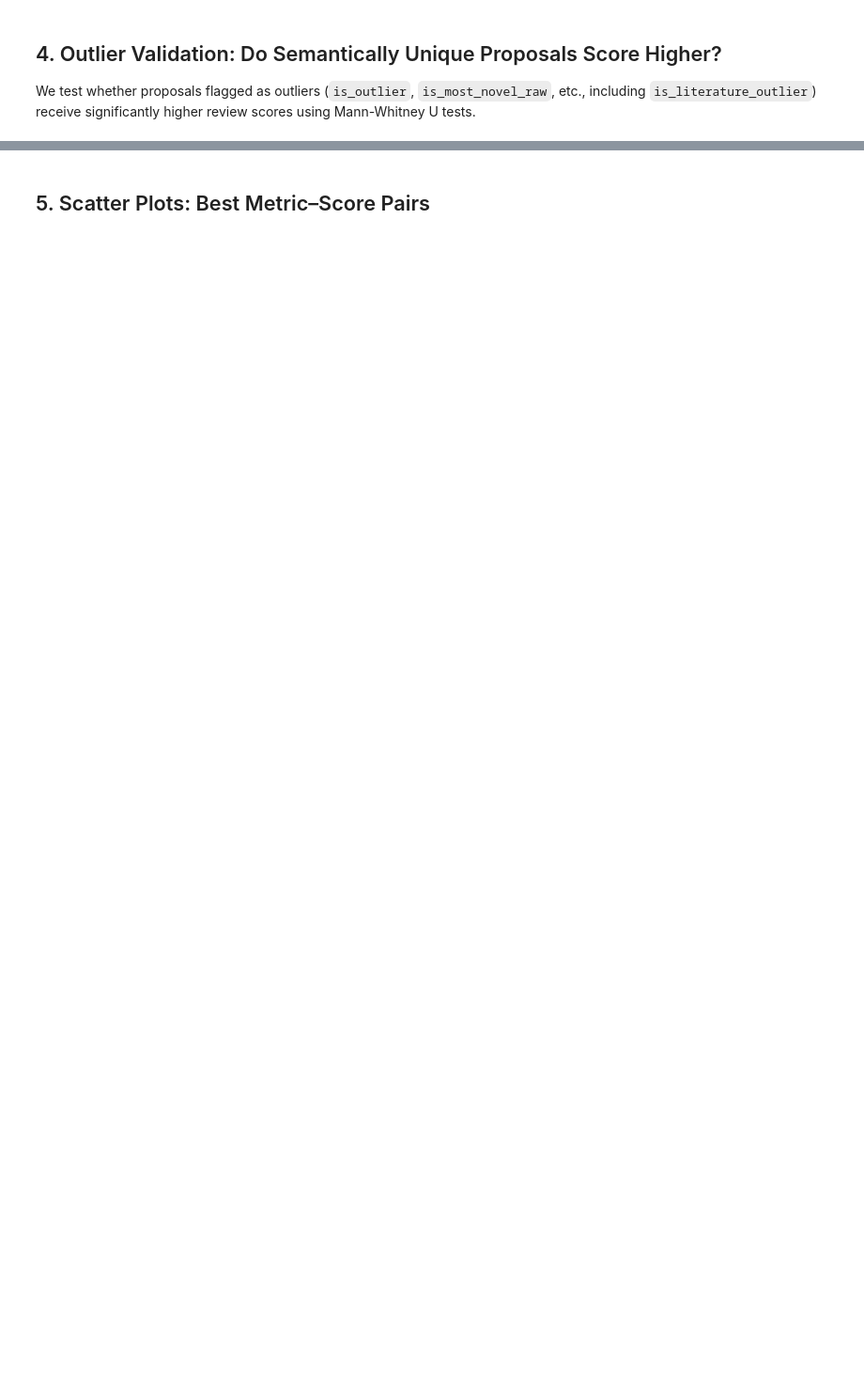
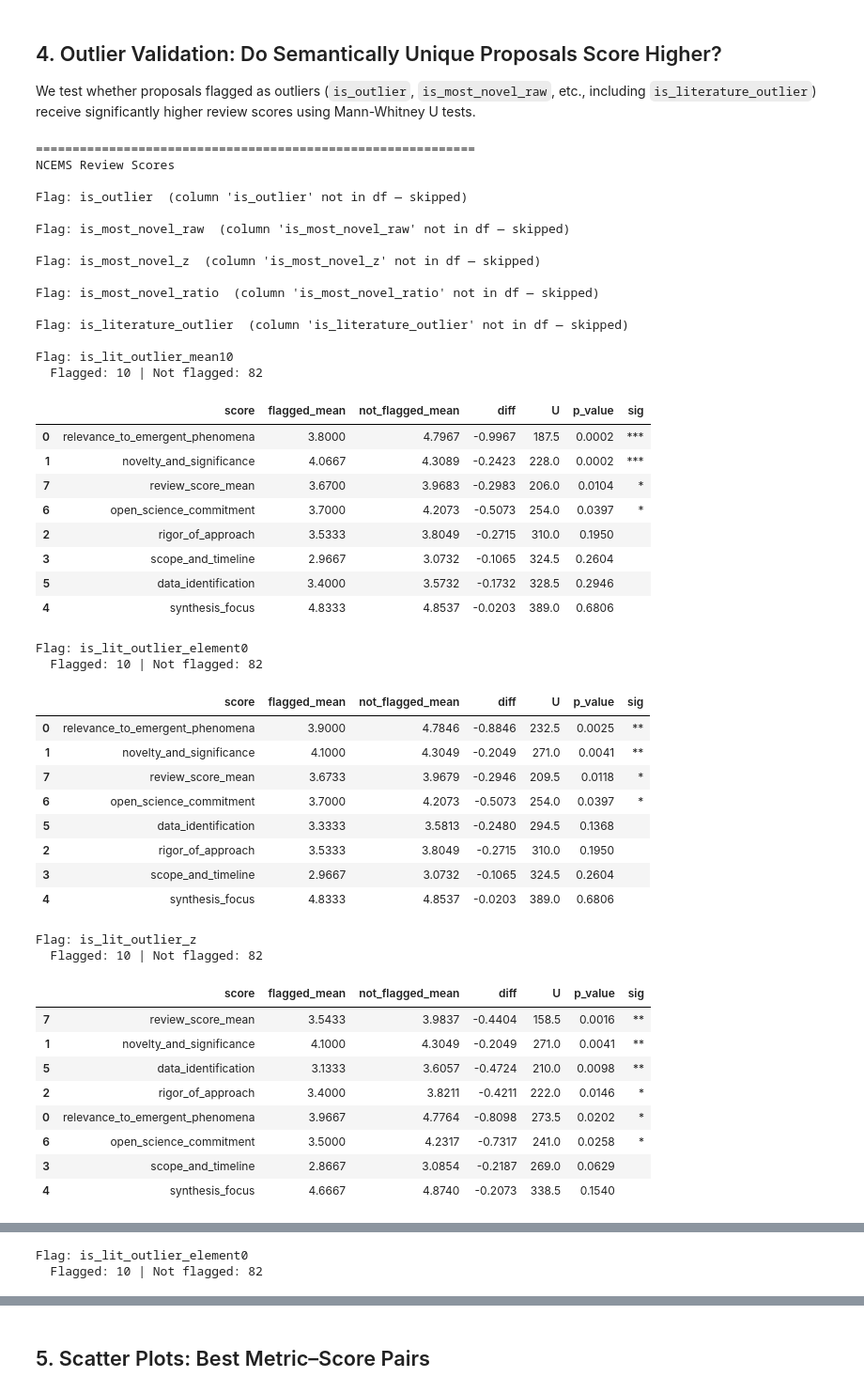
Before and after one commit to eveyhuang/human-AI-proposal, a Jupyter notebook: baseline(minimal)-rephrased/metric_score_relationship.ipynb, the cells around one changed output, grey strips where cells are left out. Shown at 94% size. Drawn from its saved outputs; the diff is of its cells as text; code cells hidden in the pictures; blank space fills up the shorter version.

```diff
--- a/baseline(minimal)-rephrased/metric_score_relationship.ipynb
+++ b/baseline(minimal)-rephrased/metric_score_relationship.ipynb
@@ -912,6 +996,9 @@ We test whether proposals flagged as outliers (`is_outlier`, `is_most_novel_raw`
 # %%
 def outlier_score_comparison(df, flag_col, score_cols, title=''):
     """Mann-Whitney U test comparing flagged vs non-flagged proposals."""
+    if flag_col not in df.columns:
+        print(f"\n{title}  (column '{flag_col}' not in df — skipped)")
+        return pd.DataFrame()
     df_sub      = df.dropna(subset=[flag_col])
     flagged     = df_sub[df_sub[flag_col] == True]
     not_flagged = df_sub[df_sub[flag_col] == False]
@@ -920,32 +1007,81 @@ def outlier_score_comparison(df, flag_col, score_cols, title=''):
 
     results = []
     for s in score_cols:
         x = flagged[s].dropna()
         y = not_flagged[s].dropna()
         if len(x) < 2 or len(y) < 2:
             continue
         stat, p = mannwhitneyu(x, y, alternative='two-sided')
         results.append({
             'score':            s,
             'flagged_mean':     x.mean(),
             'not_flagged_mean': y.mean(),
             'diff':             x.mean() - y.mean(),
             'U':                stat,
             'p_value':          p,
             'sig':              '***' if p < 0.001 else ('**' if p < 0.01 else ('*' if p < 0.05 else '')),
         })
     return pd.DataFrame(results).sort_values('p_value')
 
 
 # NCEMS scores
 print("=" * 60)
 print("NCEMS Review Scores")
 for flag in OUTLIER_FLAGS:
     res = outlier_score_comparison(df, flag, NCEMS_SCORES, title=f'Flag: {flag}')
-    display(res.round(4))
+    if not res.empty:
+        display(res.round(4))
 
 print("\n" + "=" * 60)
 print("Novelty Review Scores")
 for flag in OUTLIER_FLAGS:
     res = outlier_score_comparison(df, flag, NOVELTY_SCORES, title=f'Flag: {flag}')
-    display(res.round(4))
+    if not res.empty:
+        display(res.round(4))
+# %% [output]
+============================================================
+NCEMS Review Scores
+
+Flag: is_outlier  (column 'is_outlier' not in df — skipped)
+
+Flag: is_most_novel_raw  (column 'is_most_novel_raw' not in df — skipped)
+
+Flag: is_most_novel_z  (column 'is_most_novel_z' not in df — skipped)
+
+Flag: is_most_novel_ratio  (column 'is_most_novel_ratio' not in df — skipped)
+
+Flag: is_literature_outlier  (column 'is_literature_outlier' not in df — skipped)
+
+Flag: is_lit_outlier_mean10
+  Flagged: 10 | Not flagged: 82
+|  | score | flagged_mean | not_flagged_mean | diff | U | p_value | sig |
+| 0 | relevance_to_emergent_phenomena | 3.8000 | 4.7967 | -0.9967 | 187.5 | 0.0002 | *** |
+| 1 | novelty_and_significance | 4.0667 | 4.3089 | -0.2423 | 228.0 | 0.0002 | *** |
+| 7 | review_score_mean | 3.6700 | 3.9683 | -0.2983 | 206.0 | 0.0104 | * |
+| 6 | open_science_commitment | 3.7000 | 4.2073 | -0.5073 | 254.0 | 0.0397 | * |
+| 2 | rigor_of_approach | 3.5333 | 3.8049 | -0.2715 | 310.0 | 0.1950 |  |
+| 3 | scope_and_timeline | 2.9667 | 3.0732 | -0.1065 | 324.5 | 0.2604 |  |
+| 5 | data_identification | 3.4000 | 3.5732 | -0.1732 | 328.5 | 0.2946 |  |
+| 4 | synthesis_focus | 4.8333 | 4.8537 | -0.0203 | 389.0 | 0.6806 |  |
+Flag: is_lit_outlier_element0
+  Flagged: 10 | Not flagged: 82
+|  | score | flagged_mean | not_flagged_mean | diff | U | p_value | sig |
+| 0 | relevance_to_emergent_phenomena | 3.9000 | 4.7846 | -0.8846 | 232.5 | 0.0025 | ** |
+| 1 | novelty_and_significance | 4.1000 | 4.3049 | -0.2049 | 271.0 | 0.0041 | ** |
+| 7 | review_score_mean | 3.6733 | 3.9679 | -0.2946 | 209.5 | 0.0118 | * |
+| 6 | open_science_commitment | 3.7000 | 4.2073 | -0.5073 | 254.0 | 0.0397 | * |
+| 5 | data_identification | 3.3333 | 3.5813 | -0.2480 | 294.5 | 0.1368 |  |
+| 2 | rigor_of_approach | 3.5333 | 3.8049 | -0.2715 | 310.0 | 0.1950 |  |
+| 3 | scope_and_timeline | 2.9667 | 3.0732 | -0.1065 | 324.5 | 0.2604 |  |
+| 4 | synthesis_focus | 4.8333 | 4.8537 | -0.0203 | 389.0 | 0.6806 |  |
+Flag: is_lit_outlier_z
+  Flagged: 10 | Not flagged: 82
+|  | score | flagged_mean | not_flagged_mean | diff | U | p_value | sig |
+| 7 | review_score_mean | 3.5433 | 3.9837 | -0.4404 | 158.5 | 0.0016 | ** |
+| 1 | novelty_and_significance | 4.1000 | 4.3049 | -0.2049 | 271.0 | 0.0041 | ** |
+| 5 | data_identification | 3.1333 | 3.6057 | -0.4724 | 210.0 | 0.0098 | ** |
+| 2 | rigor_of_approach | 3.4000 | 3.8211 | -0.4211 | 222.0 | 0.0146 | * |
+| 0 | relevance_to_emergent_phenomena | 3.9667 | 4.7764 | -0.8098 | 273.5 | 0.0202 | * |
+| 6 | open_science_commitment | 3.5000 | 4.2317 | -0.7317 | 241.0 | 0.0258 | * |
+| 3 | scope_and_timeline | 2.8667 | 3.0854 | -0.2187 | 269.0 | 0.0629 |  |
+| 4 | synthesis_focus | 4.6667 | 4.8740 | -0.2073 | 338.5 | 0.1540 |  |
@@ -951,0 +1111,2 @@ for flag in OUTLIER_FLAGS:
+Flag: is_lit_outlier_element0
+  Flagged: 10 | Not flagged: 82
```
Also changed, not shown: parts of 15 cells of this notebook, 36 other files.
